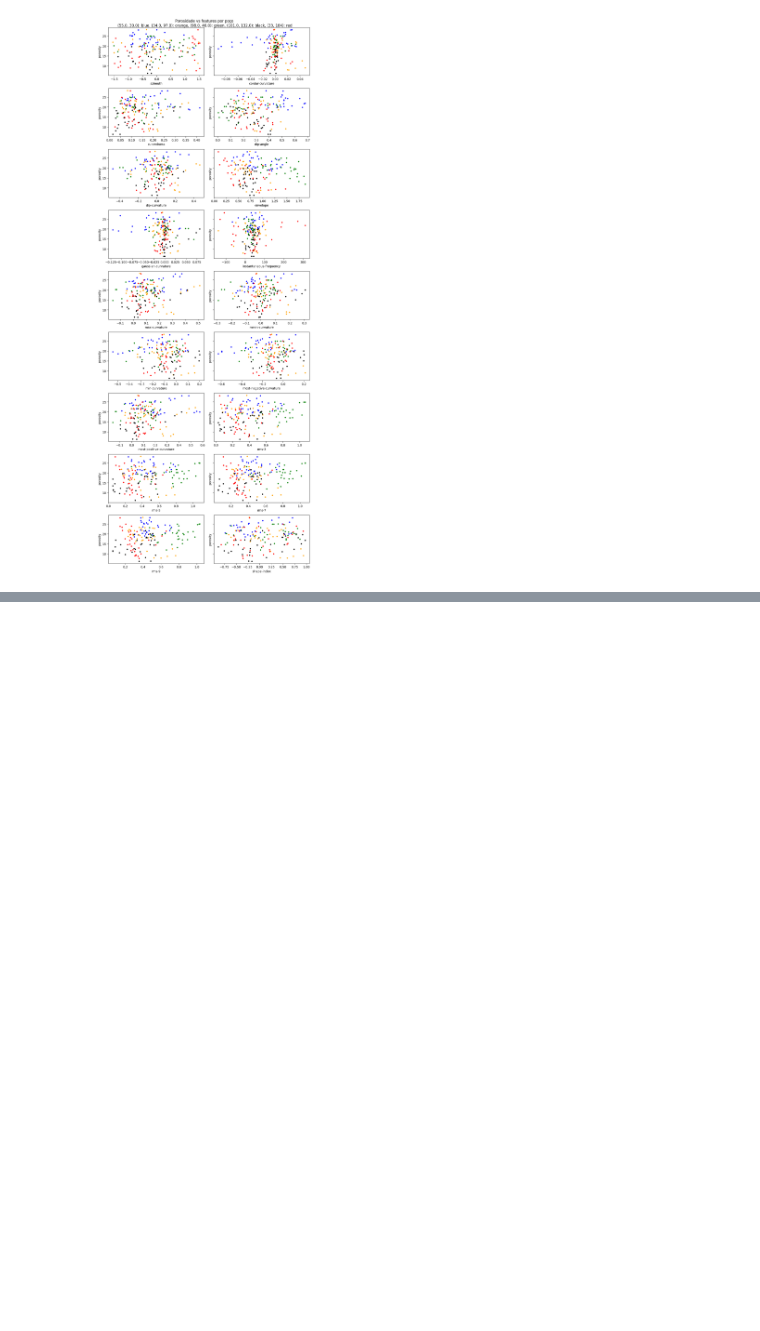
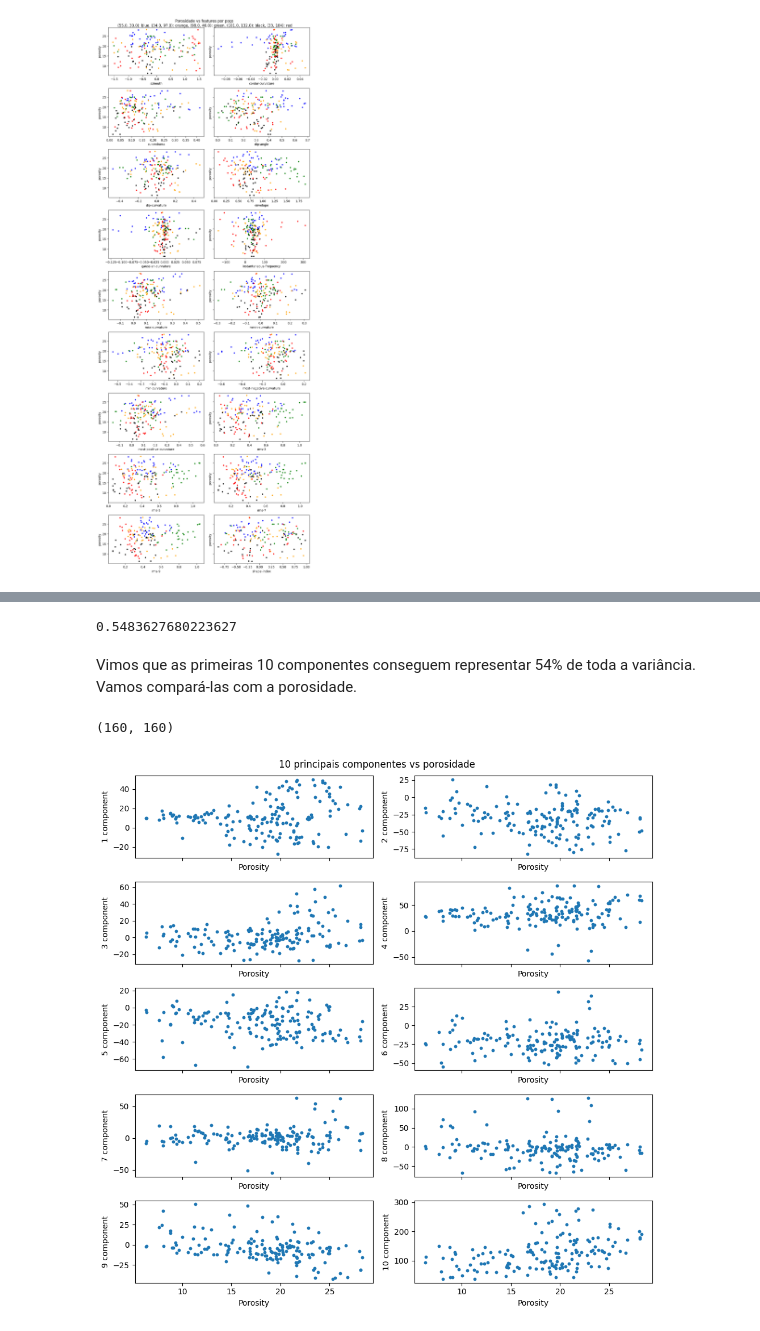
Before and after one commit to georgeteodoro/petroiageo, a Jupyter notebook: src/exploration/notebooks/Viz/ANP/Area_Teste_1/Feats-viz-area-teste-1.ipynb, the cells around one changed output, grey strips where cells are left out. Drawn from its saved outputs; the diff is of its cells as text; code cells hidden in the pictures; blank space fills up the shorter version.

```diff
--- a/src/exploration/notebooks/Viz/ANP/Area_Teste_1/Feats-viz-area-teste-1.ipynb
+++ b/src/exploration/notebooks/Viz/ANP/Area_Teste_1/Feats-viz-area-teste-1.ipynb
@@ -371,0 +492,33 @@ plt.show()
+# %%
+y_values[10]
+# %% [output]
+0.5483627680223627
+# %%
+transformed_data = pca.transform(all_feats_df.drop(["x", "y", "z", "porosity", 'train'], axis=1).replace(np.nan, 0).values)
+# %% [markdown]
+Vimos que as primeiras 10 componentes conseguem representar 54% de toda a variância. Vamos compará-las com a porosidade.
+# %%
+transformed_data.shape
+# %% [output]
+(160, 160)
+# %%
+n_comps = 10
+ncols = 2
+nrows = n_comps//ncols
+fig, ax = plt.subplots(nrows=nrows, ncols=ncols, sharex=True, figsize=(10, 10))
+
+for component_idx in range(n_comps):
+    plt_row = int(component_idx / ncols)
+    plt_col = component_idx % ncols
+    axs = ax[plt_row][plt_col]
+
+    axs.scatter(all_feats_df['porosity'], transformed_data[:, component_idx], s=10)
+    axs.set_ylabel(f"{component_idx+1} component")
+    axs.set_xlabel("Porosity")
+
+plt.suptitle("10 principais componentes vs porosidade")
+fig.tight_layout()
+plt.savefig("pca_vs_porosity.png")
+# plt.show()
+# %% [output]
+[figure, added]
```
Also changed, not shown: parts of 13 cells of this notebook, 5 other files.
